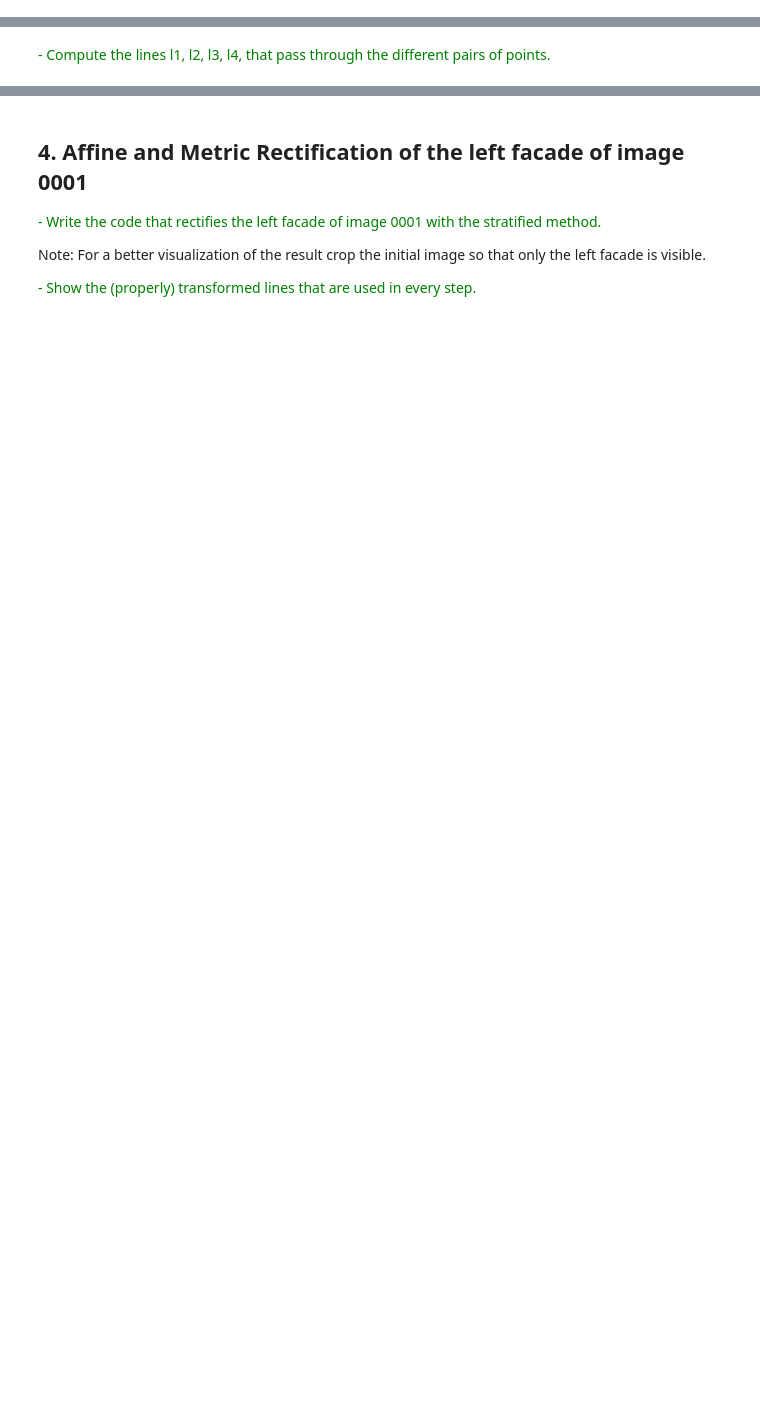
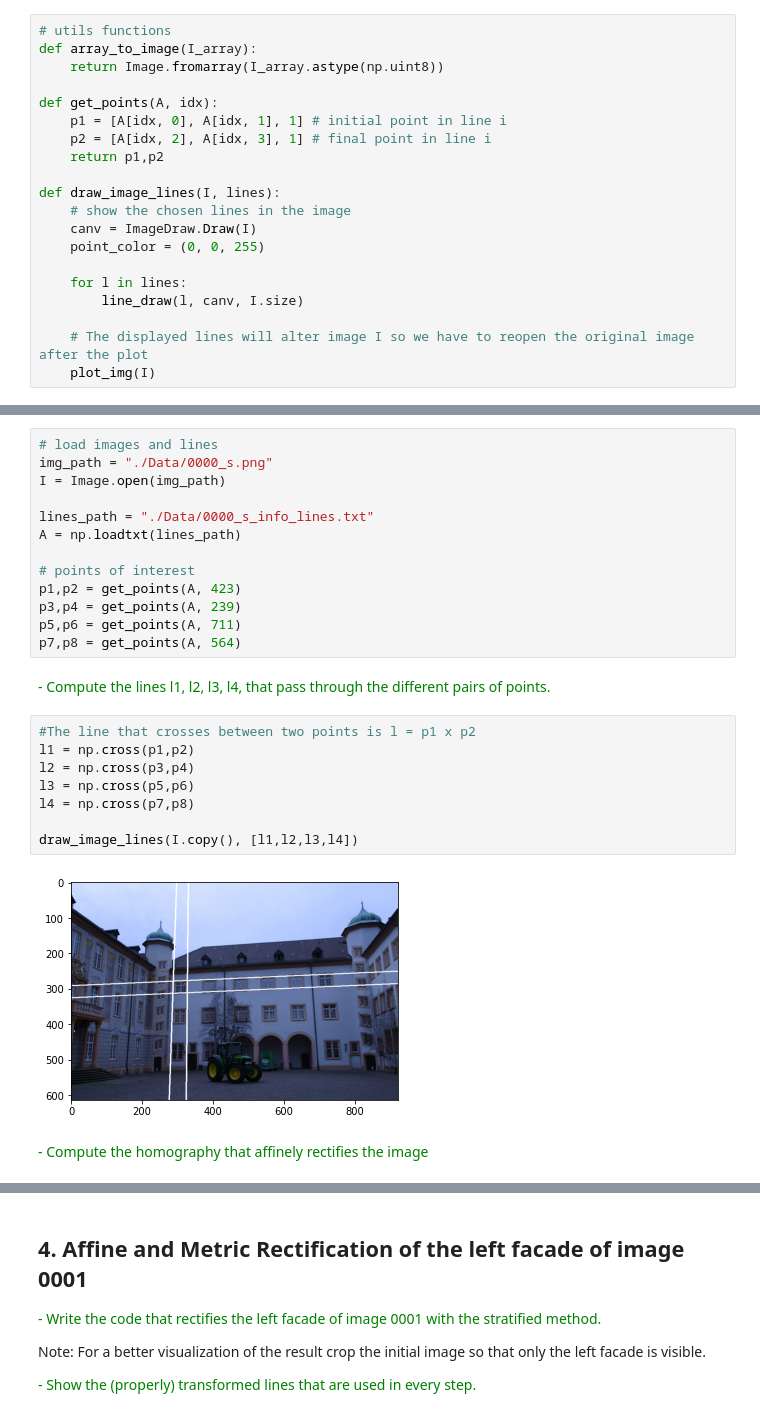
Before and after one commit to brugues/MCV-M4, a Jupyter notebook: lab1/lab1.ipynb, the cells around one changed output, grey strips where cells are left out. Drawn from its saved outputs; the diff is of its cells as text; blank space fills up the shorter version.

Commit message:
Implement affine transformation and correct apply_H

```diff
--- a/lab1/lab1.ipynb
+++ b/lab1/lab1.ipynb
@@ -18,5 +19,25 @@ from utils import line_draw, plot_img
 
 import sys
+# %%
+# utils functions
+def array_to_image(I_array):
+    return Image.fromarray(I_array.astype(np.uint8))
+
+def get_points(A, idx):
+    p1 = [A[idx, 0], A[idx, 1], 1] # initial point in line i
+    p2 = [A[idx, 2], A[idx, 3], 1] # final point in line i
+    return p1,p2
+
+def draw_image_lines(I, lines):
+    # show the chosen lines in the image
+    canv = ImageDraw.Draw(I)
+    point_color = (0, 0, 255)
+
+    for l in lines:
+        line_draw(l, canv, I.size)
+
+    # The displayed lines will alter image I so we have to reopen the original image after the plot
+    plot_img(I)
 # %% [markdown]
 ## **1. Applying image transformations**
 
@@ -270,2 +270,27 @@ p8 = [A[i, 2], A[i, 3], 1]
+# %%
+# load images and lines
+img_path = "./Data/0000_s.png"
+I = Image.open(img_path)
+
+lines_path = "./Data/0000_s_info_lines.txt"
+A = np.loadtxt(lines_path)
+
+# points of interest
+p1,p2 = get_points(A, 423)
+p3,p4 = get_points(A, 239)
+p5,p6 = get_points(A, 711)
+p7,p8 = get_points(A, 564)
 # %% [markdown]
 <span style='color:Green'> - Compute the lines l1, l2, l3, l4, that pass through the different pairs of points.  </span>
+# %%
+#The line that crosses between two points is l = p1 x p2
+l1 = np.cross(p1,p2)
+l2 = np.cross(p3,p4)
+l3 = np.cross(p5,p6)
+l4 = np.cross(p7,p8)
+
+draw_image_lines(I.copy(), [l1,l2,l3,l4])
+# %% [output]
+[figure, added]
+# %% [markdown]
+<span style='color:Green'> - Compute the homography that affinely rectifies the image </span>
```
Also changed, not shown: parts of 28 cells of this notebook.
